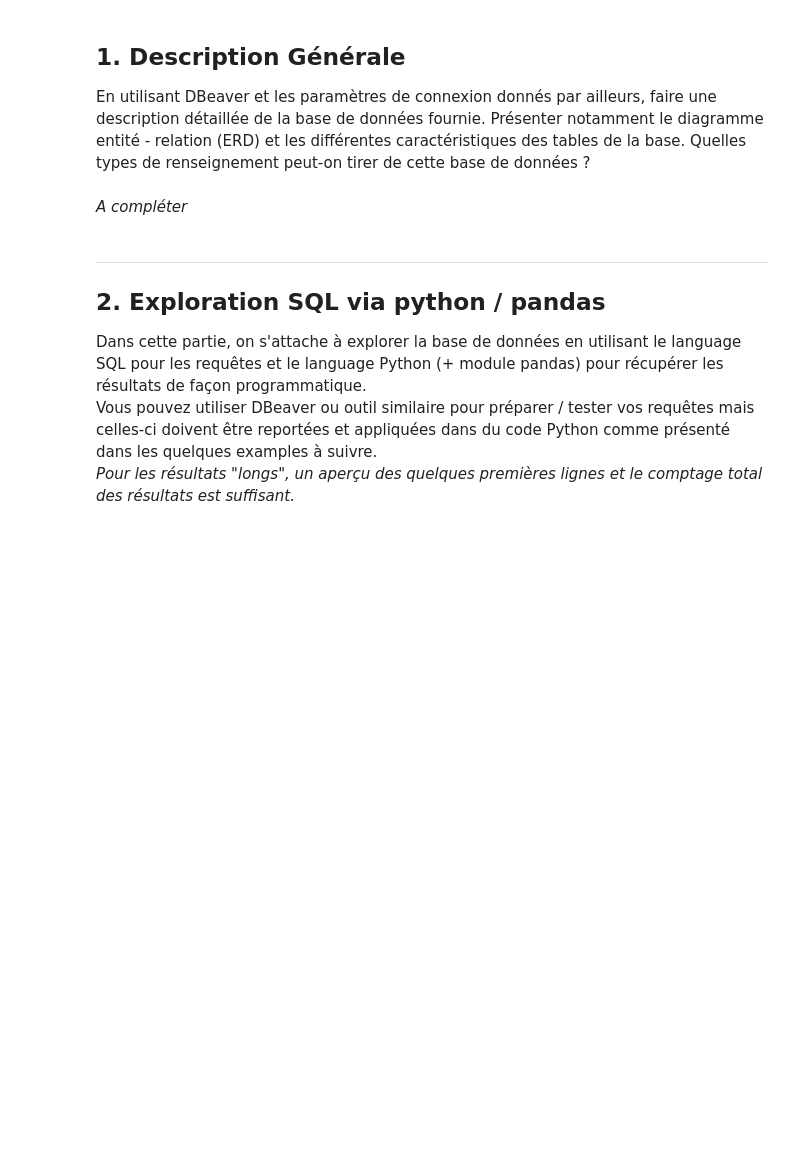
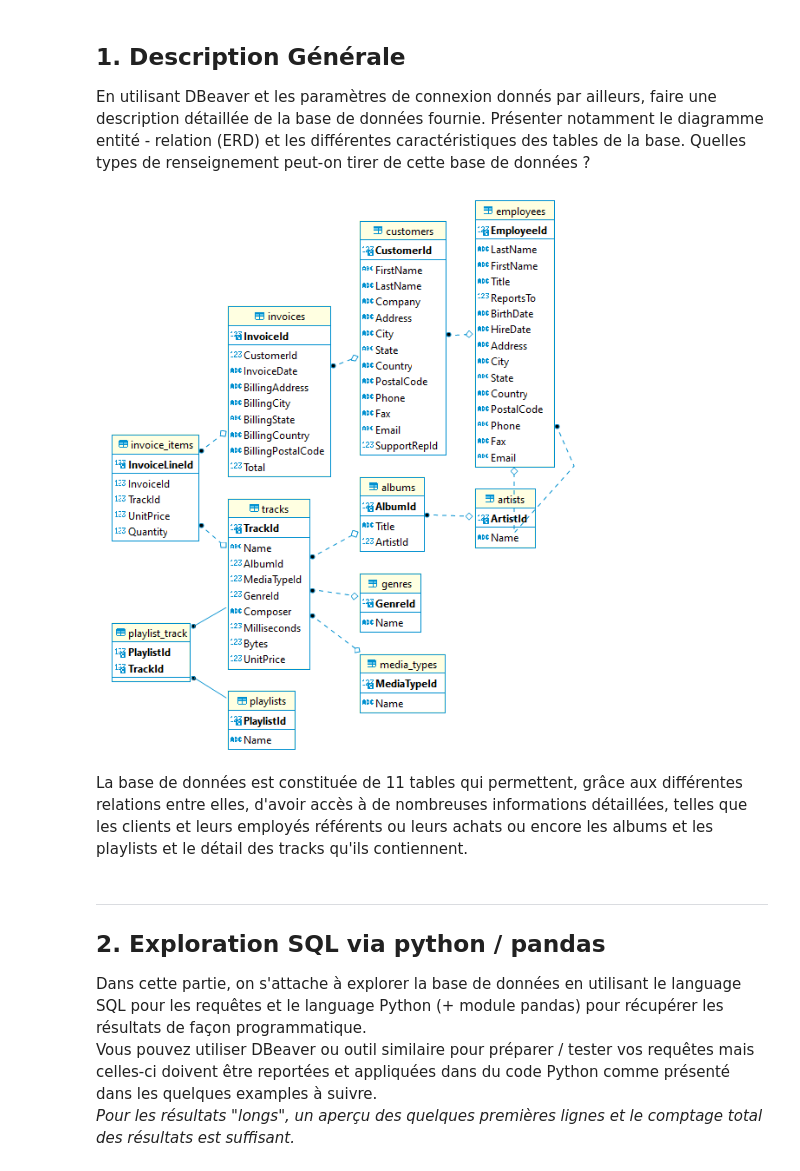
Before and after one commit to yoannlv/digital-music-store, a Jupyter notebook: p1-exploration.ipynb, the cells around one changed output. Drawn from its saved outputs; the diff is of its cells as text; code cells hidden in the pictures; blank space fills up the shorter version.

Commit message:
Add ER diagram

```diff
--- a/p1-exploration.ipynb
+++ b/p1-exploration.ipynb
@@ -4,8 +4,13 @@
 ## 1. Description Générale
 
 En utilisant DBeaver et les paramètres de connexion donnés par ailleurs, faire une description détaillée de la base de données fournie. Présenter notamment le diagramme entité - relation (ERD) et les différentes caractéristiques des tables de la base.  Quelles types de renseignement peut-on tirer de cette base de données ?
-# %% [markdown]
-*A compléter*
+# %%
+from IPython.display import Image
+Image("C:/Users/levog/OneDrive/Images/Saved Pictures/diagrammeER.png")
+# %% [output]
+[figure, added]
+# %% [markdown]
+La base de données est constituée de 11 tables qui permettent, grâce aux différentes relations entre elles, d'avoir accès à de nombreuses informations détaillées, telles que les clients et leurs employés référents ou leurs achats ou encore les albums et les playlists et le détail des tracks qu'ils contiennent.
 # %% [markdown]
 ---
 
```
